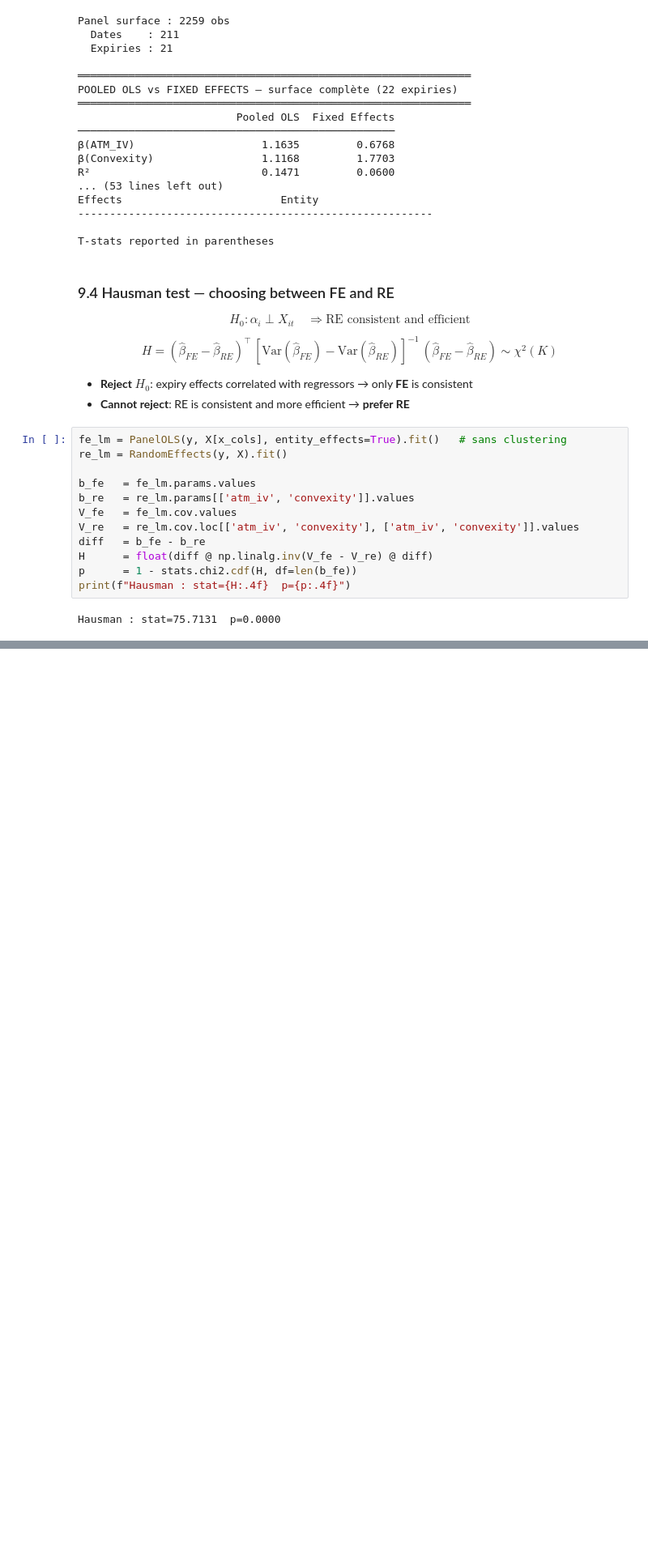
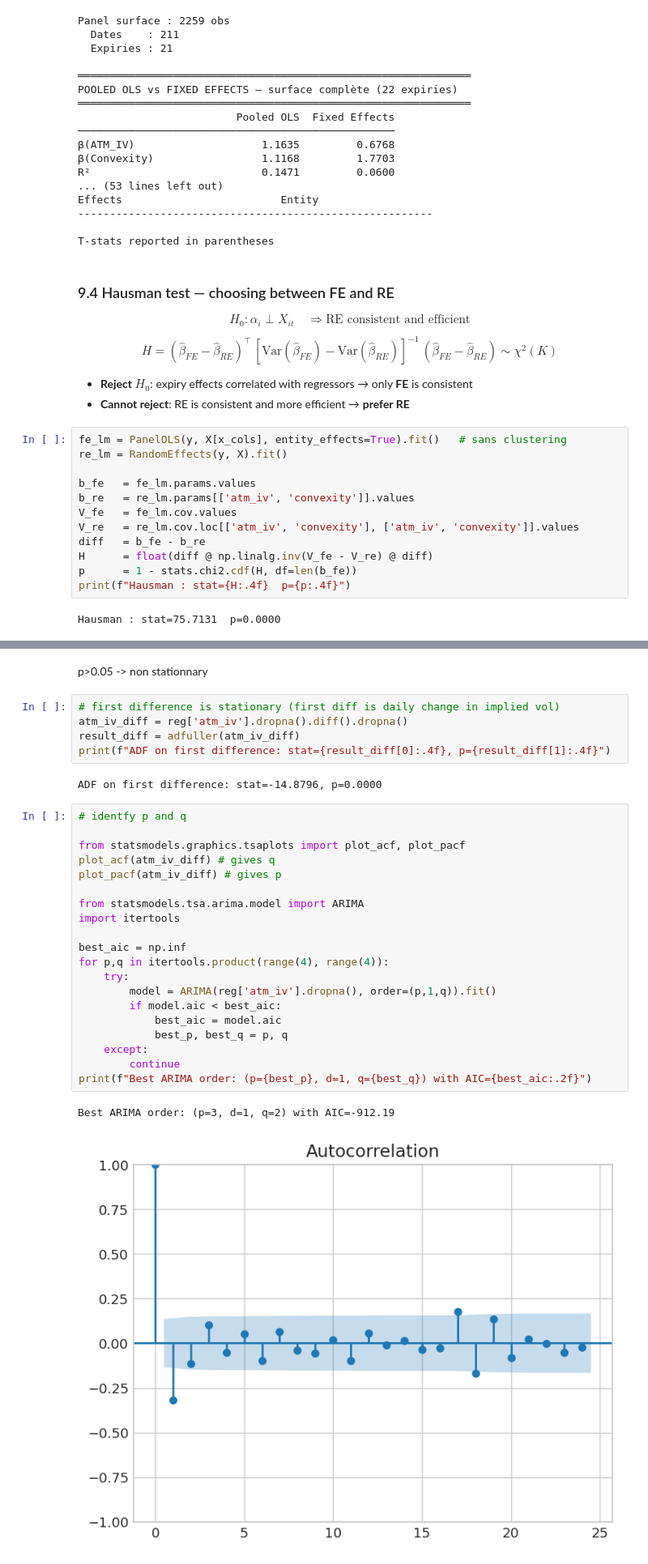
Before and after one commit to GabrielDelhay/Econometrics-project, a Jupyter notebook: SPX_Volatility_Project.ipynb, the cells around one changed output, grey strips where cells are left out. Shown at 81% size. Cells and saved outputs as stored; diff of their text form; blank space fills up the shorter version.

Commit message:
first draft of ARMA and VAR

```diff
--- a/SPX_Volatility_Project.ipynb
+++ b/SPX_Volatility_Project.ipynb
@@ -994,0 +1008,32 @@ Hausman : stat=75.7131  p=0.0000
+# %% [markdown]
+p>0.05 -> non stationnary
+# %%
+# first difference is stationary (first diff is daily change in implied vol)
+atm_iv_diff = reg['atm_iv'].dropna().diff().dropna()
+result_diff = adfuller(atm_iv_diff)
+print(f"ADF on first difference: stat={result_diff[0]:.4f}, p={result_diff[1]:.4f}")
+# %% [output]
+ADF on first difference: stat=-14.8796, p=0.0000
+# %%
+# identfy p and q
+
+from statsmodels.graphics.tsaplots import plot_acf, plot_pacf
+plot_acf(atm_iv_diff) # gives q
+plot_pacf(atm_iv_diff) # gives p
+
+from statsmodels.tsa.arima.model import ARIMA
+import itertools
+
+best_aic = np.inf
+for p,q in itertools.product(range(4), range(4)):
+    try:
+        model = ARIMA(reg['atm_iv'].dropna(), order=(p,1,q)).fit()
+        if model.aic < best_aic:
+            best_aic = model.aic
+            best_p, best_q = p, q
+    except:
+        continue
+print(f"Best ARIMA order: (p={best_p}, d=1, q={best_q}) with AIC={best_aic:.2f}")
+# %% [output]
+Best ARIMA order: (p=3, d=1, q=2) with AIC=-912.19
+[figure, added]
```
Also changed, not shown: parts of 18 cells of this notebook.
